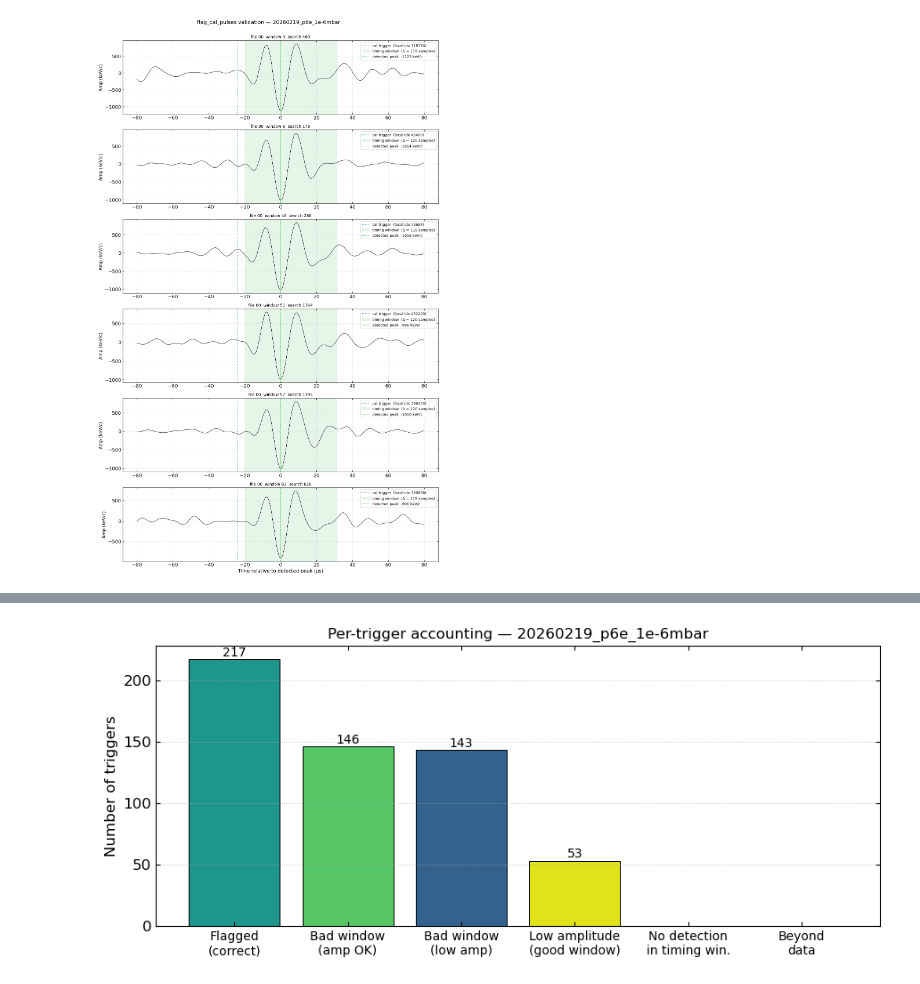
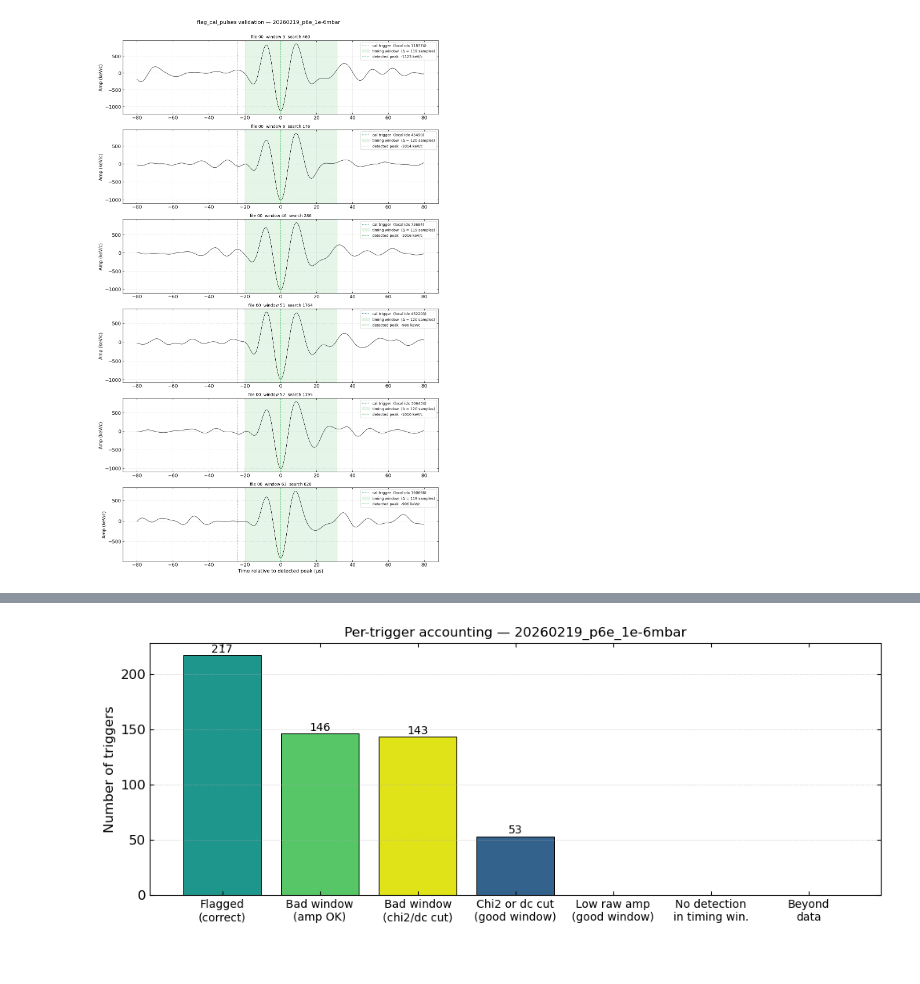
Before and after one commit to yuhants/gas_collisiions, a Jupyter notebook: analysis_notebooks/sphere_20260215/20260224_sphere_20260215_validation.ipynb, the cells around one changed output, grey strips where cells are left out. Saved outputs shown, nothing was run; the diff lists cells and outputs as text; code cells hidden in the pictures.

```diff
--- a/analysis_notebooks/sphere_20260215/20260224_sphere_20260215_validation.ipynb
+++ b/analysis_notebooks/sphere_20260215/20260224_sphere_20260215_validation.ipynb
@@ -424,7 +424,8 @@ for file_idx in range(nfiles):
     file_stats.append(dict(
         file_idx       = file_idx,
         pulse_indices  = pulse_indices,
-        amps           = amps,          # chi2-cut + double-count-removed
+        amps           = amps,                                  # chi2-cut + double-count-removed
+        amps_raw       = np.array(amps_raw, dtype=np.float64), # before any cuts
         idx_in_window  = idx_in_window,
         good_window    = good_window,
         good_mask      = good_mask,
@@ -439,7 +440,7 @@ total_large    = sum(s['n_large_amp']    for s in file_stats)
 total_flagged  = sum(s['n_flagged']      for s in file_stats)
 
 print(f'Dataset : {dataset}  ({nfiles} files)')
-print(f'Cal triggers in pulse_indices             : {total_triggers}')
+print(f'Total calibration pulses applied (pulse_indices) : {total_triggers}')
 print(f'Detections above {cal_amp_thr:.0f} keV/c (after preprocessing) : {total_large}')
 print(f'Flagged by flag_cal_pulses                : {total_flagged}')
 if total_triggers > 0:
@@ -605,31 +616,32 @@ Plotting 6 flagged cal-pulse waveforms
 # %%
 # ── Per-trigger accounting ────────────────────────────────────────────────
 # Classify every entry in pulse_indices across all files into one of:
-#   flagged          — timing match + amp OK + good window  ✓
-#   bad_window       — timing match + amp OK, but window failed quality cuts
-#   low_amp          — timing match, good window, but |amp| < cal_amp_thr
-#                      (includes detections nulled by chi2 cut or double-count removal)
-#   bad_window_lowamp— timing match, amp low, AND bad window
-#   no_detect        — no detection found in timing window (trigger near window edge)
+#   flagged          — timing match + processed amp OK + good window  ✓
+#   bad_window       — timing match + processed amp OK, but window failed quality cuts
+#   preprocessed     — timing match + raw amp OK + good window, but detection was
+#                      nulled by chi2 cut or double-count removal before flagging
+#   bad_win_preproc  — same as preprocessed, but window also failed quality cuts
+#   low_amp          — timing match + raw amp genuinely < cal_amp_thr + good window
+#   bad_window_lowamp— timing match + raw amp low + bad window
+#   no_detect        — no detection in timing window (trigger near window edge)
 #   beyond_data      — trigger_abs // analysis_window_length >= n_windows
 #
-# Note: s['amps'] has NaN for chi2-cut / double-count-removed entries.
-#   np.fmax is used so a NaN in one sub-window does not hide a valid detection
-#   in the adjacent sub-window.
+# s['amps']     = processed (NaN where chi2-cut or double-count-removed)
+# s['amps_raw'] = original loaded amplitudes, before any cuts
 
 from collections import Counter
 
-trigger_cats   = []   # category string per trigger
-trigger_files  = []   # file_idx per trigger
-trigger_windows= []   # window_j per trigger (int or None)
-trigger_amps   = []   # best_amp_kev per trigger
+trigger_cats   = []
+trigger_files  = []
+trigger_windows= []
+trigger_amps   = []
 
 for s in file_stats:
     if s['n_cal_triggers'] == 0:
         continue
 
     n_windows  = s['idx_in_window'].shape[0]
-    n_searches = s['idx_in_window'].shape[1]   # use actual shape, not a hardcoded constant
+    n_searches = s['idx_in_window'].shape[1]
     win_offsets = np.arange(n_windows, dtype=np.int64) * analysis_window_length
     p_all       = s['pulse_indices'].astype(np.int64)
     wj_all      = p_all // analysis_window_length
@@ -645,46 +657,52 @@ for s in file_stats:
     # ── valid triggers ────────────────────────────────────
     p_v       = p_all[~beyond]
     wj_v      = wj_all[~beyond].astype(int)
-    p_local_v = p_v - win_offsets[wj_v]   # position of trigger within its analysis window
+    p_local_v = p_v - win_offsets[wj_v]
     good_win_v= s['good_window'][wj_v]
 
-    # Sub-window index containing the expected cal-pulse peak.
-    # Search sub-windows start at lb (prepulse region is excluded), so
-    # sub-window k covers [lb + k*search_window_length, lb + (k+1)*search_window_length).
     k0_v   = ((p_local_v + cal_offset - lb) // search_window_length).astype(int)
     in0    = (k0_v >= 0) & (k0_v < n_searches)
     k0_safe = np.clip(k0_v, 0, n_searches - 1)
 
-    # Also check the adjacent sub-window: a cal pulse near a sub-window boundary
-    # may have its kept detection in k1 (if the k0 detection was nulled).
     k1_v   = k0_v + 1
     in1    = (k1_v >= 0) & (k1_v < n_searches)
     k1_safe = np.clip(k1_v, 0, n_searches - 1)
 
-    # idx_in_window stores the analysis-window-local peak position (0 to analysis_window_length-1)
     idx0 = s['idx_in_window'][wj_v, k0_safe].astype(np.int64)
-    amp0 = s['amps'][wj_v, k0_safe]   # may be NaN if chi2-cut or double-count-removed
+    amp0 = s['amps'][wj_v, k0_safe]
     d0   = idx0 - p_local_v
     t0   = in0 & (d0 >= cal_offset) & (d0 < cal_offset + cal_win)
 
     idx1 = s['idx_in_window'][wj_v, k1_safe].astype(np.int64)
-    amp1 = s['amps'][wj_v, k1_safe]   # may be NaN
+    amp1 = s['amps'][wj_v, k1_safe]
     d1   = idx1 - p_local_v
     t1   = in1 & (d1 >= cal_offset) & (d1 < cal_offset + cal_win)
 
     timing_v = t0 | t1
-    # np.fmax ignores NaN: if one sub-window was nulled, the other's amplitude is used
+
+    # Processed amplitude (NaN if chi2-cut or double-count-removed)
     best_amp_kev_v = np.fmax(
         np.where(t0, np.abs(amp0), 0.0),
         np.where(t1, np.abs(amp1), 0.0),
     ) * amp2kev
     amp_ok_v = best_amp_kev_v > cal_amp_thr
 
-    cats_v = np.where(~timing_v,               'no_detect',
-             np.where(amp_ok_v &  good_win_v,  'flagged',
-             np.where(amp_ok_v & ~good_win_v,  'bad_window',
-             np.where(~amp_ok_v & good_win_v,  'low_amp',
-                                               'bad_window_lowamp'))))
+    # Raw amplitude — distinguish genuinely low from preprocessed-away
+    raw0 = np.abs(s['amps_raw'][wj_v, k0_safe]) * amp2kev
+    raw1 = np.abs(s['amps_raw'][wj_v, k1_safe]) * amp2kev
+    best_raw_amp_kev_v = np.fmax(
+        np.where(t0, raw0, 0.0),
+        np.where(t1, raw1, 0.0),
+    )
+    raw_amp_ok_v = best_raw_amp_kev_v > cal_amp_thr
+
+    cats_v = np.where(~timing_v,                               'no_detect',
+             np.where(amp_ok_v     &  good_win_v,              'flagged',
+             np.where(amp_ok_v     & ~good_win_v,              'bad_window',
+             np.where(raw_amp_ok_v &  good_win_v,              'preprocessed',
+             np.where(raw_amp_ok_v & ~good_win_v,              'bad_win_preproc',
+             np.where(~raw_amp_ok_v &  good_win_v,             'low_amp',
+                                                                'bad_window_lowamp'))))))
 
     trigger_cats    += cats_v.tolist()
     trigger_files   += [s['file_idx']] * len(p_v)
@@ -695,24 +713,28 @@ for s in file_stats:
 counts = Counter(trigger_cats)
 total  = len(trigger_cats)
 print(f'Total triggers tracked: {total}\n')
-cat_order = ['flagged', 'bad_window', 'bad_window_lowamp', 'low_amp', 'no_detect', 'beyond_data']
+cat_order = ['flagged', 'bad_window', 'bad_win_preproc', 'preprocessed', 'low_amp', 'no_detect', 'beyond_data']
 for cat in cat_order:
     n = counts.get(cat, 0)
     print(f'  {cat:25s}: {n:5d}  ({100*n/total:.1f}%)')
+print()
+print('Note: "preprocessed" = raw amp > threshold but nulled by chi2 cut or double-count removal.')
+print('      "low_amp"      = raw amp genuinely below threshold (unexpected for injected cal pulses).')
 
 # ── Bar chart ──────────────────────────────────────────────────────────────
 cat_labels = [
     'Flagged\n(correct)',
     'Bad window\n(amp OK)',
-    'Bad window\n(low amp)',
-    'Low amplitude\n(good window)',
+    'Bad window\n(chi2/dc cut)',
+    'Chi2 or dc cut\n(good window)',
+    'Low raw amp\n(good window)',
     'No detection\nin timing win.',
     'Beyond\ndata',
 ]
-cat_colors = ['C2', 'C3', 'C1', 'C9', 'C7', 'C8']
+cat_colors = ['C2', 'C3', 'C9', 'C1', 'C7', 'C4', 'C8']
 ns = [counts.get(c, 0) for c in cat_order]
 
-fig, ax = plt.subplots(figsize=(9, 4))
+fig, ax = plt.subplots(figsize=(10, 4))
 bars = ax.bar(range(len(cat_order)), ns, color=cat_colors, edgecolor='k', linewidth=0.7)
 for bar, n in zip(bars, ns):
     if n > 0:
@@ -736,4 +762,4 @@ Total triggers tracked: 559
-[figure, old version]
+[figure, new version]
 # %%
 # ── Per-file time series ──────────────────────────────────────────────────
 # Shows whether misses are clustered in particular files (sphere instability,
```
Also changed, not shown: parts of 4 cells of this notebook, 6 other files.
